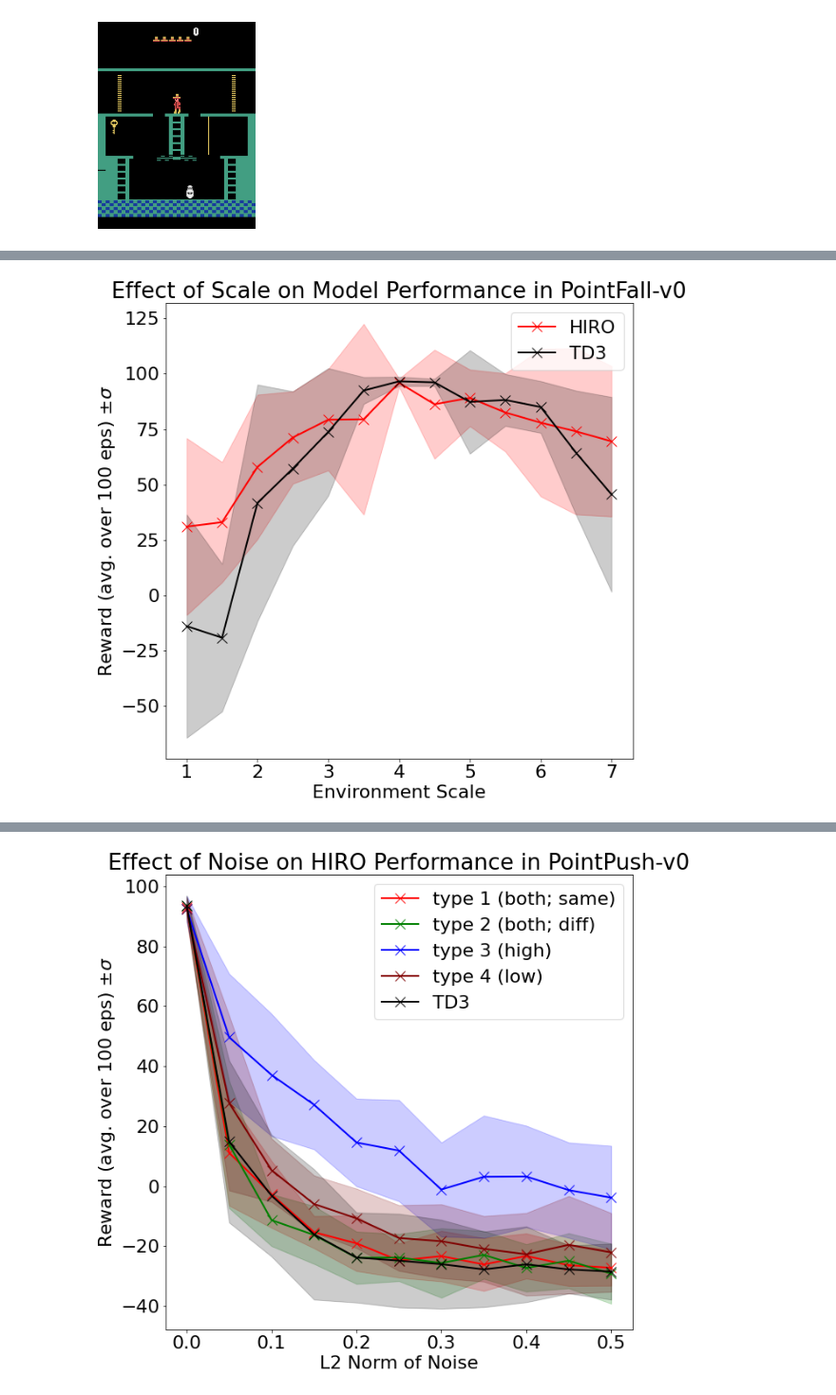
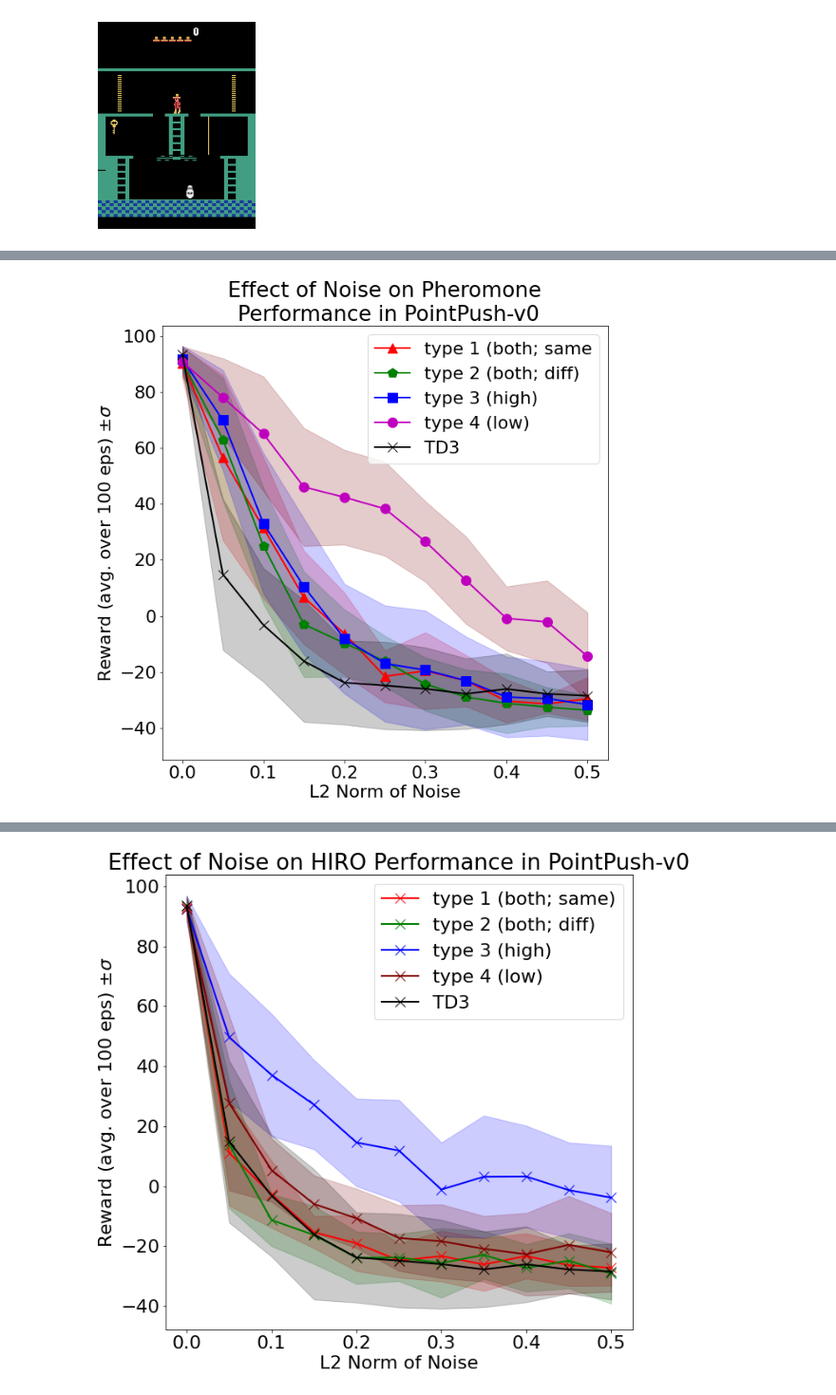
Before and after one commit to Davidobot/adversarial_hrl, a Jupyter notebook: plotting/plotting.ipynb, the cells around one changed output, grey strips where cells are left out. Shown at 95% size. Cells and saved outputs as stored; diff of their text form; code cells hidden in the pictures.

```diff
--- a/plotting/plotting.ipynb
+++ b/plotting/plotting.ipynb
@@ -49,7 +46,7 @@ def plot_norms(env_name, attack_type, episodes, model_name="", xlabel=None):
     plt.xlabel('L2 Norm of Noise' if xlabel is None else xlabel)
     plt.ylabel('Reward (avg. over 100 eps) $\pm \sigma$')
 
-    for ep, color, label in episodes:
+    for ep, fmt, color, label in episodes:
         x, ys = np.array(list(ep.keys())).astype(np.float), np.array(list(ep.values()))
 
         # normalise to the highest reward
@@ -58,13 +55,13 @@ def plot_norms(env_name, attack_type, episodes, model_name="", xlabel=None):
         #ys = (ys - y) / -y
 
         mu = np.mean(ys, axis=1)
-        plt.plot(x, mu, label=label, color=color, marker='x', linewidth=2, markersize=12)
+        plt.plot(x, mu, fmt, label=label, linewidth=2, markersize=12)
         stds = np.std(ys, axis = 1)
         plt.fill_between(x, mu + stds , mu - stds, alpha=0.2, color=color)
 
     plt.legend()#prop={'size': 14})
     #plt.legend(bbox_to_anchor=(1.05, 1), loc='upper left', borderaxespad=0.)
-    plt.savefig('noise_sigma.pdf', format='pdf', dpi=1000)
+    #plt.savefig('noise_sigma.pdf', format='pdf', dpi=1000)
 
 def plot_norms_median(env_name, attack_type, episodes, model_name="", xlabel=None):
     plt.figure(2, figsize=(10,10))
@@ -284,11 +187,0 @@ plot_norms("PointMaze-v0", "Scale", [\
-# %%
-import json
-td3_eps = json.load(open(f"pointfall/scale/td3_episodes.json"))
-eps = json.load(open(f"pointfall/scale/hiro_episodes.json"))
-
-plot_norms("PointFall-v0", "Scale", [\
-    (eps, "red", "HIRO"),\
-    (td3_eps, "black", "TD3")
-   ], "Model", xlabel="Environment Scale")
-# %% [output]
-[figure, removed]
@@ -294,0 +201,25 @@ plot_norms("PointFall-v0", "Scale", [\
+# %%
+import json
+url="pointpush"
+title="PointPush-v0"
+kind="noise"
+td3_eps = json.load(open(f"{url}/{kind}/td3_episodes.json"))
+eps = json.load(open(f"{url}/{kind}/hiro_episodes.json"))
+eps_random = json.load(open(f"{url}/{kind}/hiro_random_episodes.json"))
+eps_freeze = json.load(open(f"{url}/{kind}/hiro_freeze_episodes.json"))
+eps_hdqn = json.load(open(f"{url}/{kind}/hiro_dqn_episodes.json"))
+eps_ph = json.load(open(f"{url}/{kind}/hiro_pheromone_episodes.json"))
+
+for epss, ttype, ftype in [(eps, "hiro", "HIRO\n"), (eps_random, "random", "Random\n"), (eps_freeze, "freeze", "Freeze\n"),\
+                    (eps_hdqn, "dqn", "HIRO (dqn)\n"), (eps_ph, "pheromone", "Pheromone\n")]:
+    plt.close()
+    plot_norms(title, "Noise", [\
+        (epss['both_same'],  "-r^", "red", "type 1 (both; same"),\
+        (epss['both'], "-gp", "green", "type 2 (both; diff)"),\
+        (epss['goal_only'], "-bs", "blue", "type 3 (high)"),\
+        (epss['action_only'], "-mo", "maroon", "type 4 (low)"),\
+        (td3_eps, "-kx", "black", "TD3")
+       ], ftype)
+    plt.savefig(f"{url}_noise_{ttype}.png", format='png')
+# %% [output]
+[figure, added]
```
Also changed, not shown: parts of 13 cells of this notebook, 11 other files.
